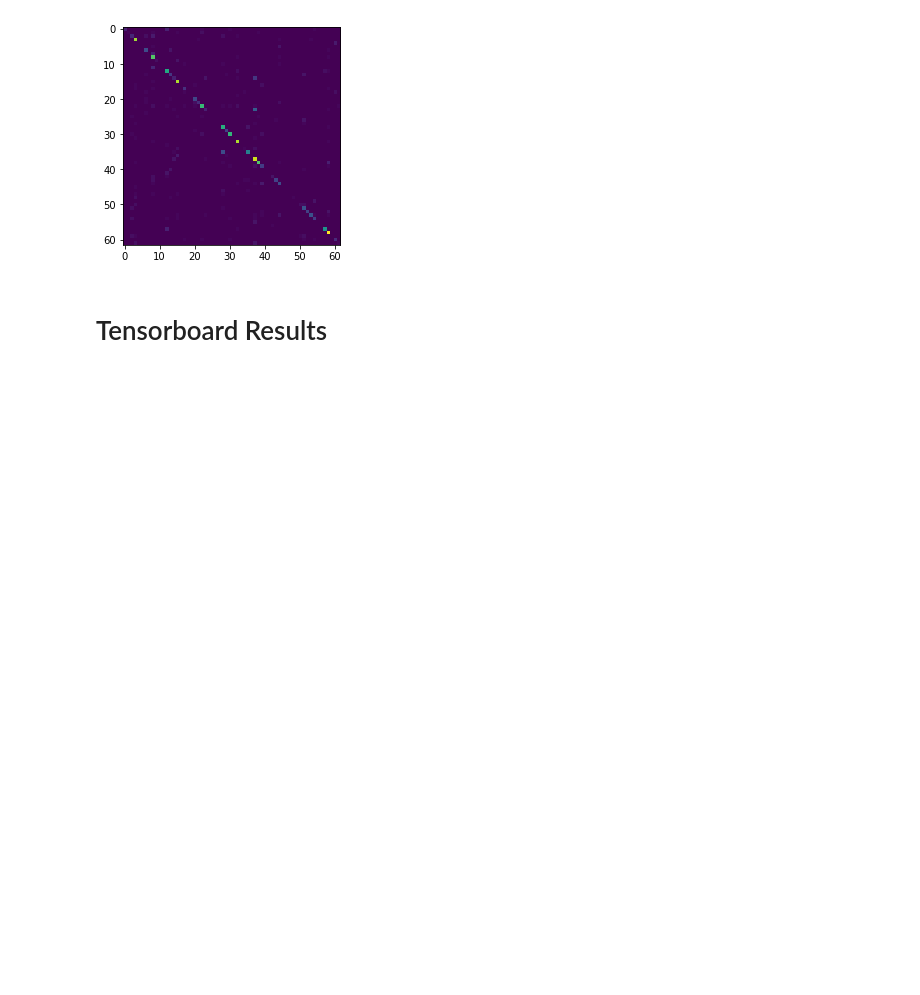
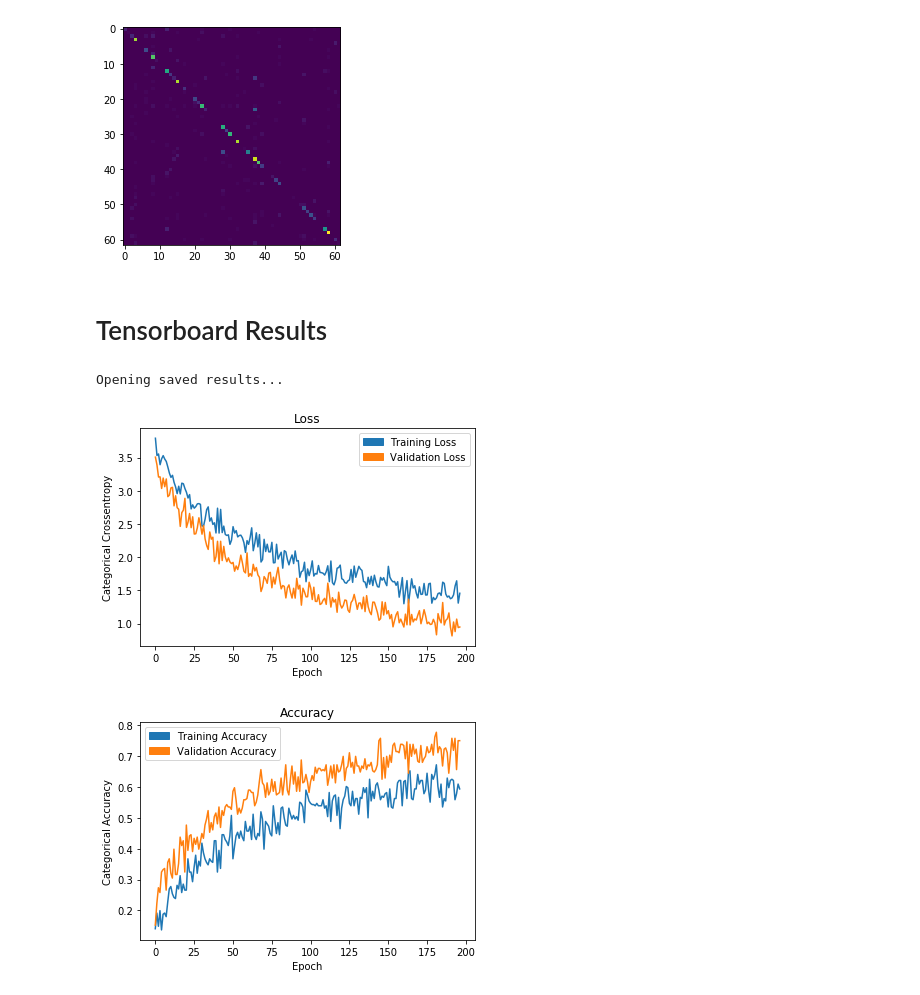
Before and after one commit to nathanmargaglio/CSE676-SD19-Classification, a Jupyter notebook: HW1.ipynb, the cells around one changed output. Drawn from its saved outputs; the diff is of its cells as text; code cells hidden in the pictures; blank space fills up the shorter version.

Commit message:
plotting saved results

```diff
--- a/HW1.ipynb
+++ b/HW1.ipynb
@@ -244,17 +239,43 @@ plt.imshow(cm)
 # %% [markdown]
 # Tensorboard Results
 # %%
-df_loss = pd.read_csv('run_1536441301-tag-loss.csv')
-df_val_loss = pd.read_csv('run_1536441301-tag-val_loss.csv')
+try:
+    df = pd.DataFrame(hist.history)
+    df.plot(figsize=(10,8))
+except NameError as e:
+    print("Opening saved results...")
+    df_loss = pd.read_csv('results/loss.csv')
+    df_val_loss = pd.read_csv('results/val_loss.csv')
 
-plt.title("Loss")
-plt.xlabel("Epoch")
-plt.ylabel("Categorical Crossentropy")
+    plt.title("Loss")
+    plt.xlabel("Epoch")
+    plt.ylabel("Categorical Crossentropy")
 
-plt.legend(handles=[
-    mpatches.Patch(color='C0', label='Training Loss'),
-    mpatches.Patch(color='C1', label='Validation Loss')
-])
+    plt.legend(handles=[
+        mpatches.Patch(color='C0', label='Training Loss'),
+        mpatches.Patch(color='C1', label='Validation Loss')
+    ])
 
-plt.plot(df_loss.Step, df_loss.Value)
-plt.plot(df_val_loss.Step, df_val_loss.Value)
+    plt.plot(df_loss.Step, df_loss.Value)
+    plt.plot(df_val_loss.Step, df_val_loss.Value)
+    plt.show()
+
+    df_loss = pd.read_csv('results/categorical_accuracy.csv')
+    df_val_loss = pd.read_csv('results/val_categorical_accuracy.csv')
+
+    plt.title("Accuracy")
+    plt.xlabel("Epoch")
+    plt.ylabel("Categorical Accuracy")
+
+    plt.legend(handles=[
+        mpatches.Patch(color='C0', label='Training Accuracy'),
+        mpatches.Patch(color='C1', label='Validation Accuracy')
+    ])
+
+    plt.plot(df_loss.Step, df_loss.Value)
+    plt.plot(df_val_loss.Step, df_val_loss.Value)
+    plt.show()
+# %% [output]
+Opening saved results...
+[figure, added]
+[figure, added]
```
Also changed, not shown: parts of 2 cells of this notebook.
